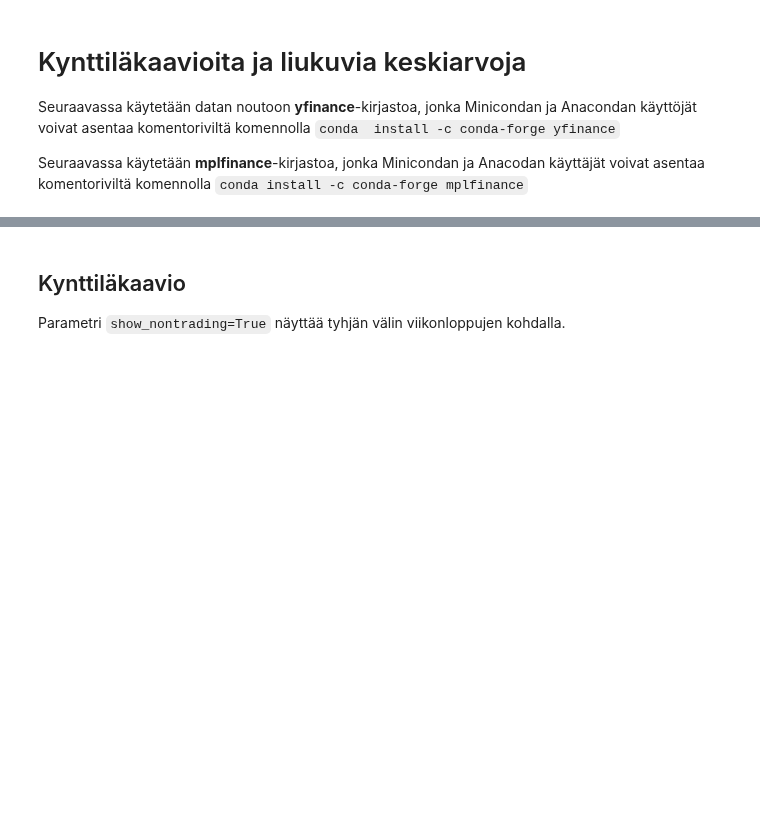
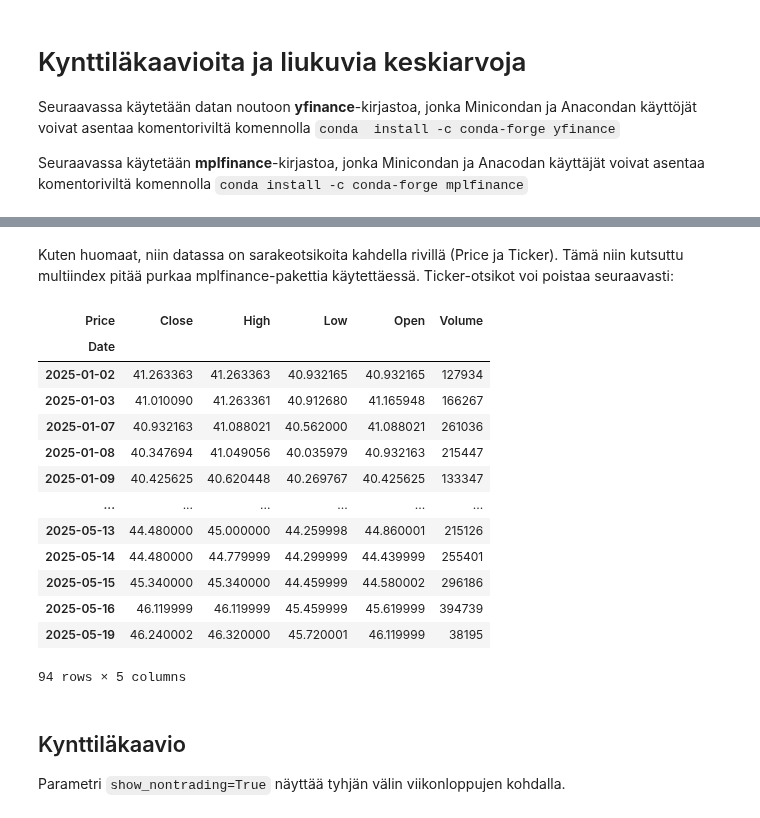
Before and after one commit to taanila/aikasarjat, a Jupyter notebook: mplfinance.ipynb, the cells around one changed output, grey strips where cells are left out. Cells and saved outputs as stored; diff of their text form; code cells hidden in the pictures; blank space fills up the shorter version.

```diff
--- a/mplfinance.ipynb
+++ b/mplfinance.ipynb
@@ -43,3 +45,23 @@ elisa
+# %% [markdown]
+Kuten huomaat, niin datassa on sarakeotsikoita kahdella rivillä (Price ja Ticker). Tämä niin kutsuttu multiindex pitää purkaa mplfinance-pakettia käytettäessä. Ticker-otsikot voi poistaa seuraavasti:
+# %%
+elisa.columns = elisa.columns.droplevel(1)
+elisa
+# %% [output]
+| Price | Close | High | Low | Open | Volume |
+| Date |  |  |  |  |  |
+| 2025-01-02 | 41.263363 | 41.263363 | 40.932165 | 40.932165 | 127934 |
+| 2025-01-03 | 41.010090 | 41.263361 | 40.912680 | 41.165948 | 166267 |
+| 2025-01-07 | 40.932163 | 41.088021 | 40.562000 | 41.088021 | 261036 |
+| 2025-01-08 | 40.347694 | 41.049056 | 40.035979 | 40.932163 | 215447 |
+| 2025-01-09 | 40.425625 | 40.620448 | 40.269767 | 40.425625 | 133347 |
+| ... | ... | ... | ... | ... | ... |
+| 2025-05-13 | 44.480000 | 45.000000 | 44.259998 | 44.860001 | 215126 |
+| 2025-05-14 | 44.480000 | 44.779999 | 44.299999 | 44.439999 | 255401 |
+| 2025-05-15 | 45.340000 | 45.340000 | 44.459999 | 44.580002 | 296186 |
+| 2025-05-16 | 46.119999 | 46.119999 | 45.459999 | 45.619999 | 394739 |
+| 2025-05-19 | 46.240002 | 46.320000 | 45.720001 | 46.119999 | 38195 |
+94 rows × 5 columns
 # %% [markdown]
 ## Kynttiläkaavio
 
```
Also changed, not shown: parts of 8 cells of this notebook.
